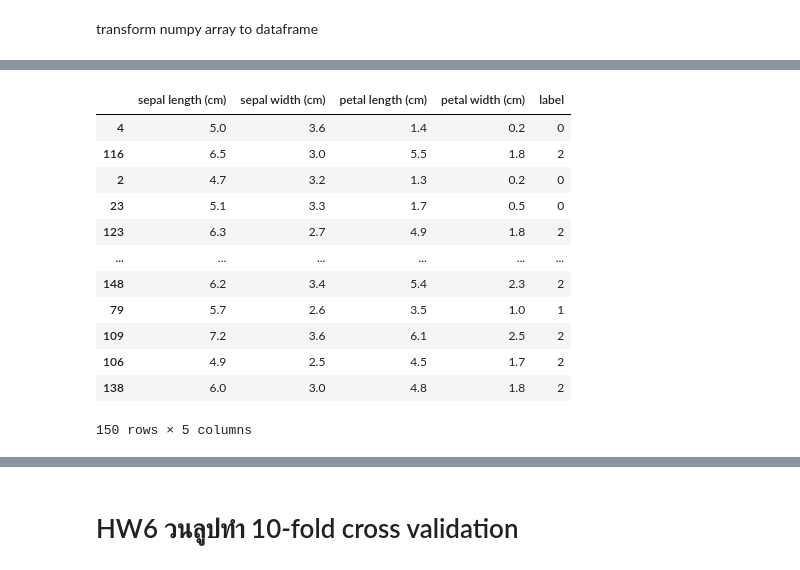
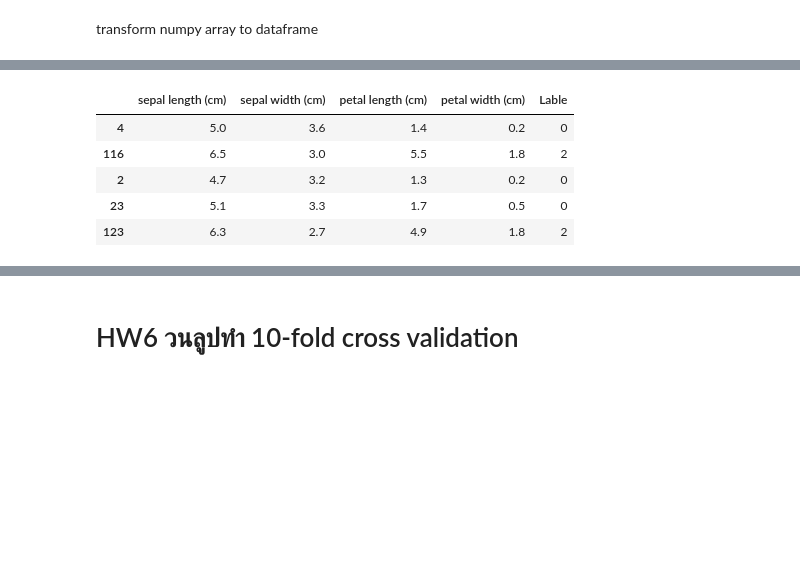
Before and after one commit to Phimphakanph22/bsc_dpdm22, a Jupyter notebook: Performance_Evaluation.ipynb, the cells around one changed output, grey strips where cells are left out. Saved outputs shown, nothing was run; the diff lists cells and outputs as text; code cells hidden in the pictures; blank space fills up the shorter version.

```diff
--- a/Performance_Evaluation.ipynb
+++ b/Performance_Evaluation.ipynb
@@ -78,4 +78,5 @@ transform numpy array to dataframe
 import pandas as pd
 # %%
 columns = iris_data['feature_names']
-X_df = pd.DataFrame(X, columns=columns)
+iris_df = pd.DataFrame(X, columns=columns)
+iris_df.head()
@@ -116,18 +90,13 @@ X_df
+# %%
+iris_df['Lable'] = y
 # %%
-shuffled_df = X_df.sample(frac=1,random_state=6)
-shuffled_df
+shuffle_iris = iris_df.sample(frac=1, random_state=6)
+shuffle_iris .head()
 # %% [output]
-|  | sepal length (cm) | sepal width (cm) | petal length (cm) | petal width (cm) | label |
+|  | sepal length (cm) | sepal width (cm) | petal length (cm) | petal width (cm) | Lable |
 | 4 | 5.0 | 3.6 | 1.4 | 0.2 | 0 |
 | 116 | 6.5 | 3.0 | 5.5 | 1.8 | 2 |
 | 2 | 4.7 | 3.2 | 1.3 | 0.2 | 0 |
 | 23 | 5.1 | 3.3 | 1.7 | 0.5 | 0 |
 | 123 | 6.3 | 2.7 | 4.9 | 1.8 | 2 |
-| ... | ... | ... | ... | ... | ... |
-| 148 | 6.2 | 3.4 | 5.4 | 2.3 | 2 |
-| 79 | 5.7 | 2.6 | 3.5 | 1.0 | 1 |
-| 109 | 7.2 | 3.6 | 6.1 | 2.5 | 2 |
-| 106 | 4.9 | 2.5 | 4.5 | 1.7 | 2 |
-| 138 | 6.0 | 3.0 | 4.8 | 1.8 | 2 |
-150 rows × 5 columns
 # %%
```
Also changed, not shown: parts of 11 cells of this notebook.
